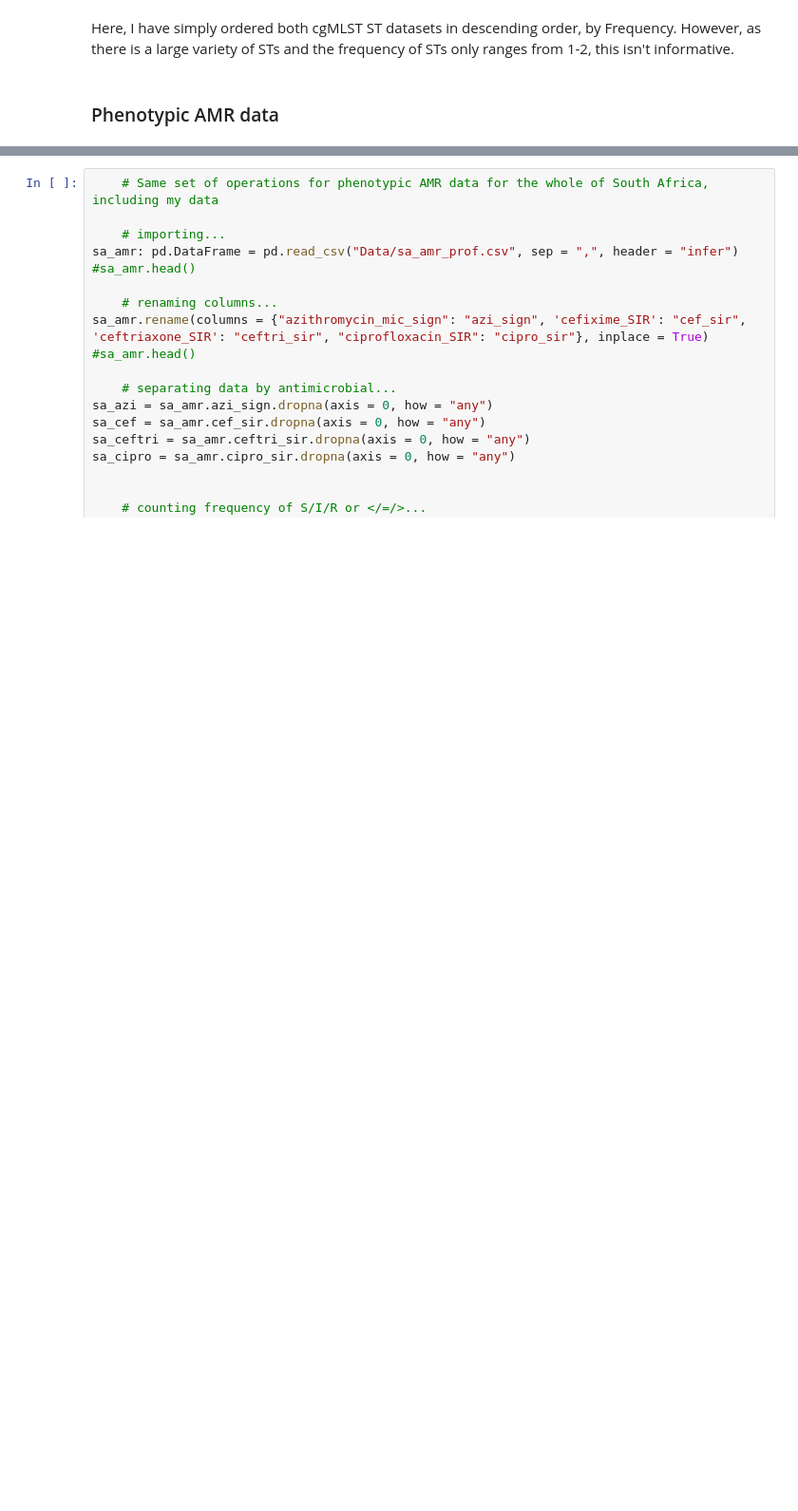
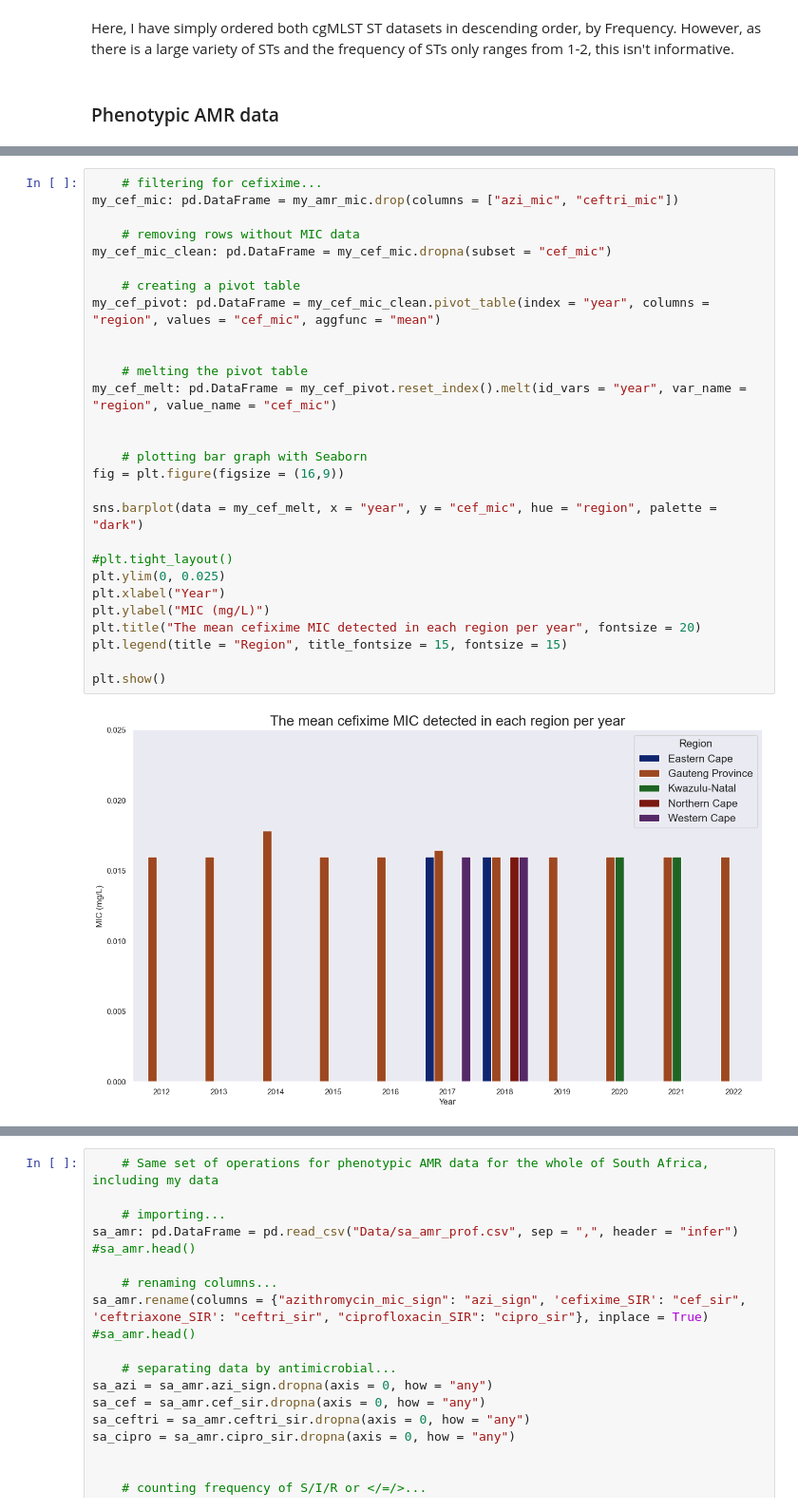
Before and after one commit to watchlotr/NGonorrhoeae_Y4, a Jupyter notebook: NG_Figures.ipynb, the cells around one changed output, grey strips where cells are left out. Shown at 95% size. Saved outputs shown, nothing was run; the diff lists cells and outputs as text; blank space fills up the shorter version.

```diff
--- a/NG_Figures.ipynb
+++ b/NG_Figures.ipynb
@@ -457,0 +548,30 @@ Here I have created a figure with 4 subplots. Each pie chart corresponds to a di
+# %%
+    # filtering for cefixime...
+my_cef_mic: pd.DataFrame = my_amr_mic.drop(columns = ["azi_mic", "ceftri_mic"])
+
+    # removing rows without MIC data
+my_cef_mic_clean: pd.DataFrame = my_cef_mic.dropna(subset = "cef_mic")
+
+    # creating a pivot table
+my_cef_pivot: pd.DataFrame = my_cef_mic_clean.pivot_table(index = "year", columns = "region", values = "cef_mic", aggfunc = "mean")
+
+
+    # melting the pivot table
+my_cef_melt: pd.DataFrame = my_cef_pivot.reset_index().melt(id_vars = "year", var_name = "region", value_name = "cef_mic")
+
+
+    # plotting bar graph with Seaborn
+fig = plt.figure(figsize = (16,9))
+
+sns.barplot(data = my_cef_melt, x = "year", y = "cef_mic", hue = "region", palette = "dark")
+
+#plt.tight_layout()
+plt.ylim(0, 0.025)
+plt.xlabel("Year")
+plt.ylabel("MIC (mg/L)")
+plt.title("The mean cefixime MIC detected in each region per year", fontsize = 20)
+plt.legend(title = "Region", title_fontsize = 15, fontsize = 15)
+
+plt.show()
+# %% [output]
+[figure, added]
```
Also changed, not shown: parts of 29 cells of this notebook, 2 other files.
